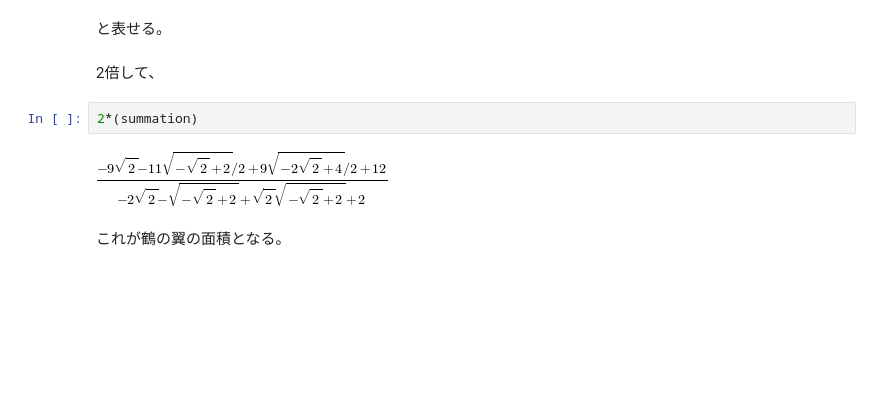
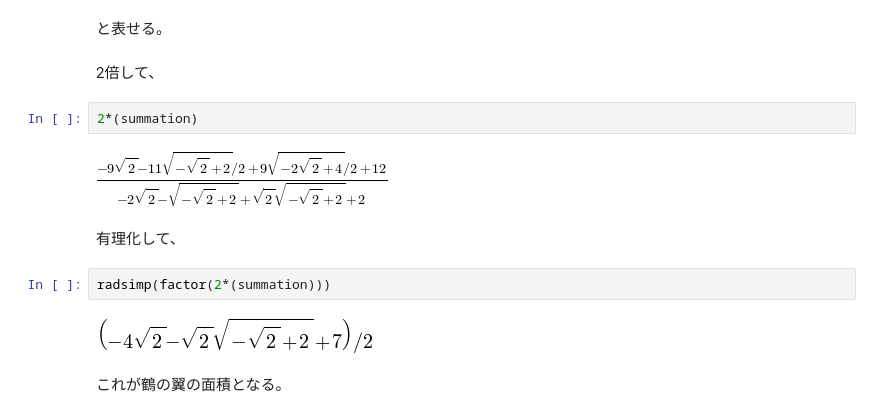
Before and after one commit to aidatorajiro/ipynb-docs, a Jupyter notebook: つるの翼の面積を求めよ/鶴の翼の面積を求めよ.ipynb, the cells around one changed output. Cells and saved outputs as stored; diff of their text form; blank space fills up the shorter version.

Commit message:
add radsimped solution

```diff
--- a/つるの翼の面積を求めよ/鶴の翼の面積を求めよ.ipynb
+++ b/つるの翼の面積を求めよ/鶴の翼の面積を求めよ.ipynb
@@ -233,5 +233,11 @@ summation
 2*(summation)
 # %% [output]
 [figure]
+# %% [markdown]
+有理化して、
+# %%
+radsimp(factor(2*(summation)))
+# %% [output]
+[figure, added]
 # %% [markdown]
 これが鶴の翼の面積となる。
```
